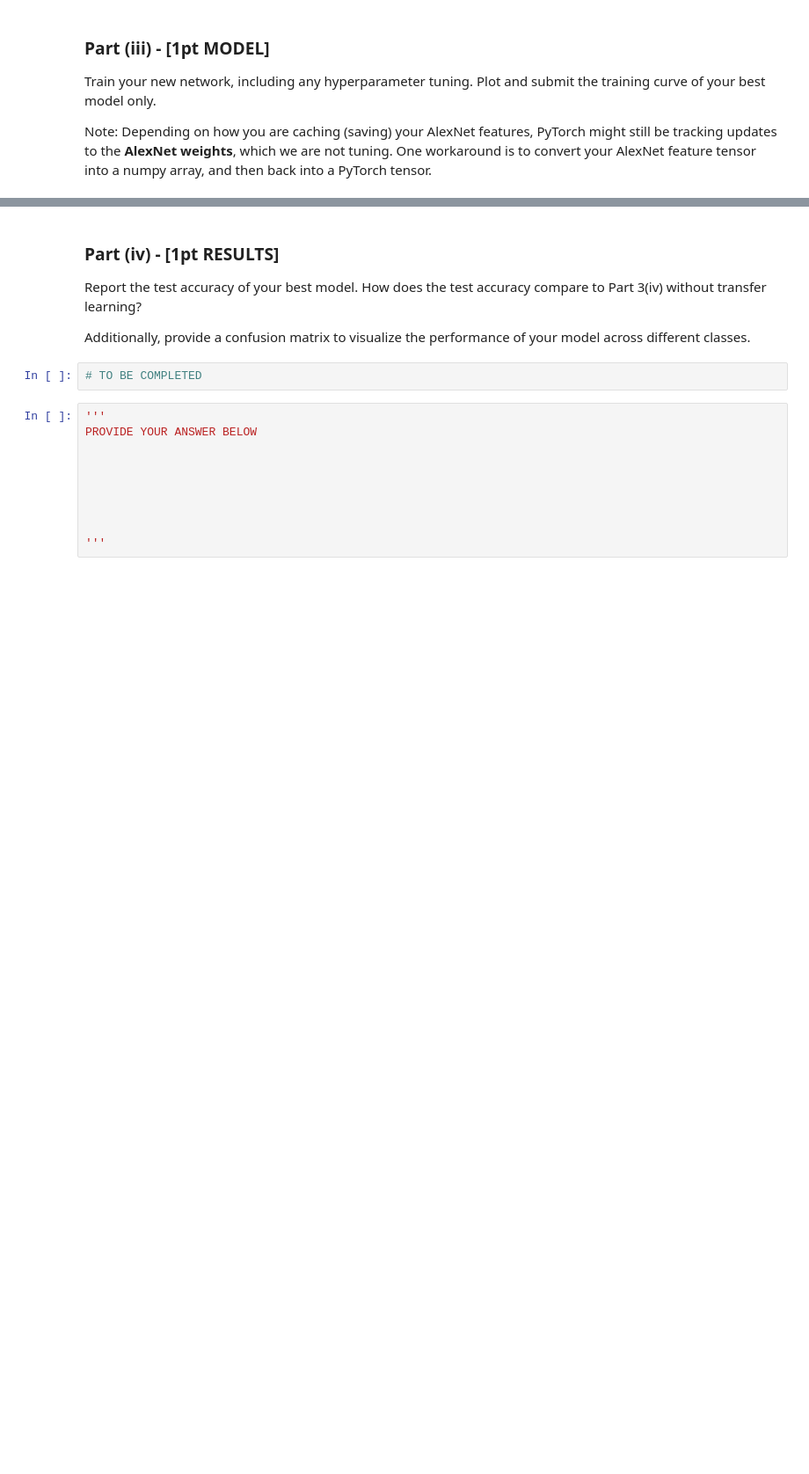
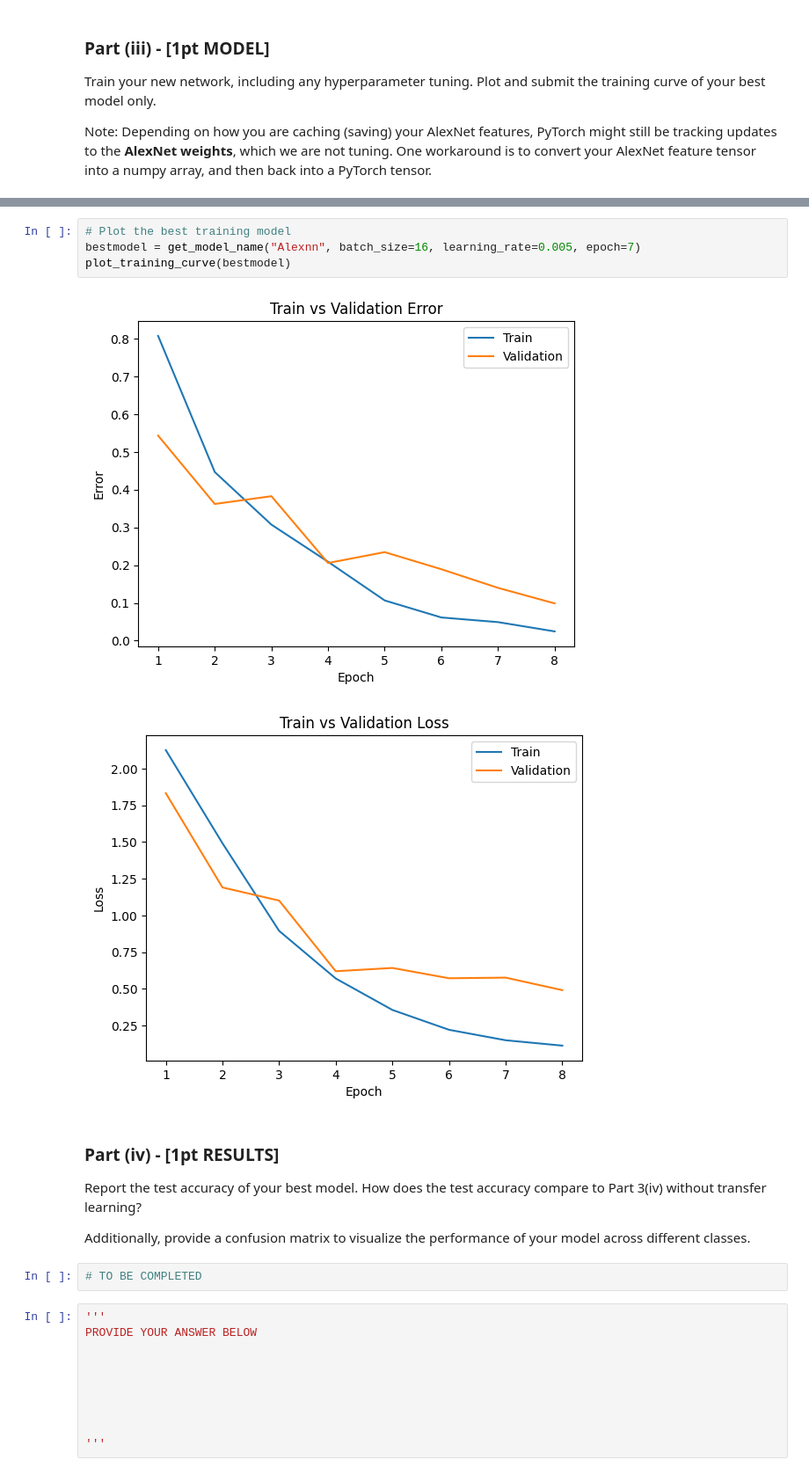
Before and after one commit to Fulankeee/MIE1517-Project-2, a Jupyter notebook: A2.ipynb, the cells around one changed output, grey strips where cells are left out. Shown at 88% size. Saved outputs shown, nothing was run; the diff lists cells and outputs as text; blank space fills up the shorter version.

```diff
--- a/A2.ipynb
+++ b/A2.ipynb
@@ -1075,3 +1249,10 @@ tensor = torch.from_numpy(tensor.detach().numpy())
+# %%
+# Plot the best training model
+bestmodel = get_model_name("Alexnn", batch_size=16, learning_rate=0.005, epoch=7)
+plot_training_curve(bestmodel)
+# %% [output]
+[figure, added]
+[figure, added]
 # %% [markdown]
 ### Part (iv) - [1pt RESULTS]
 Report the test accuracy of your best model. How does the test accuracy compare to Part 3(iv) without transfer learning?
```
Also changed, not shown: parts of 22 cells of this notebook.
